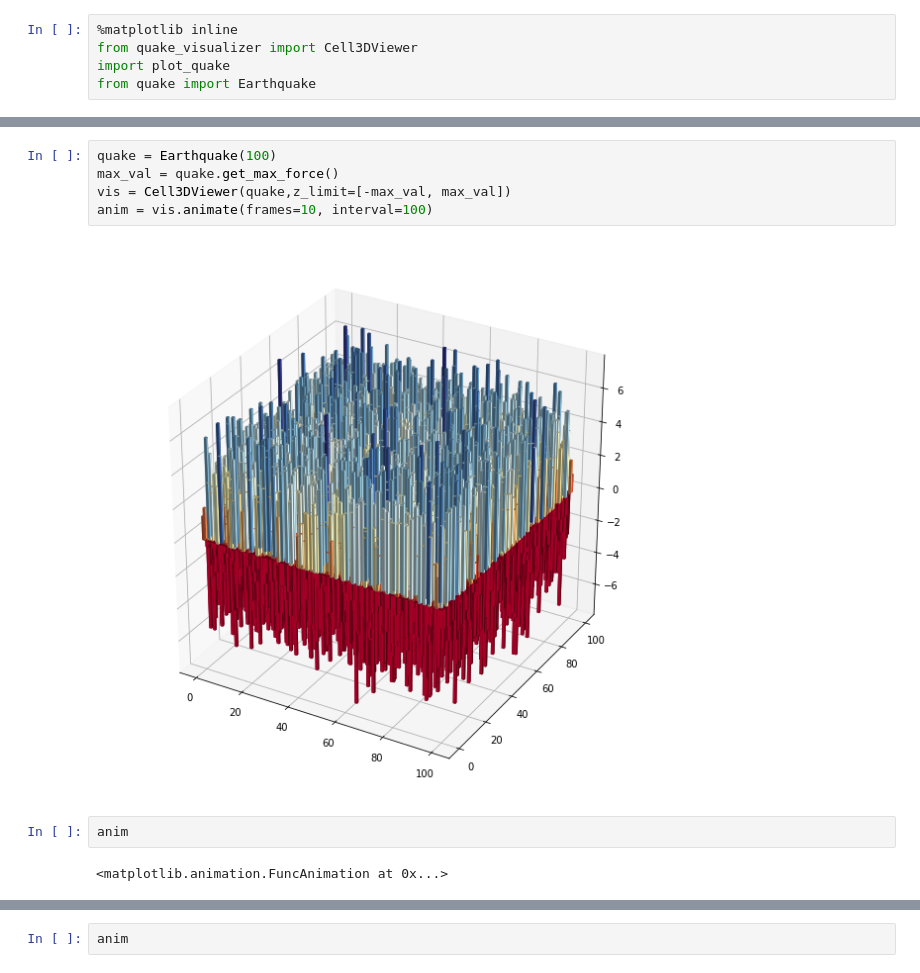
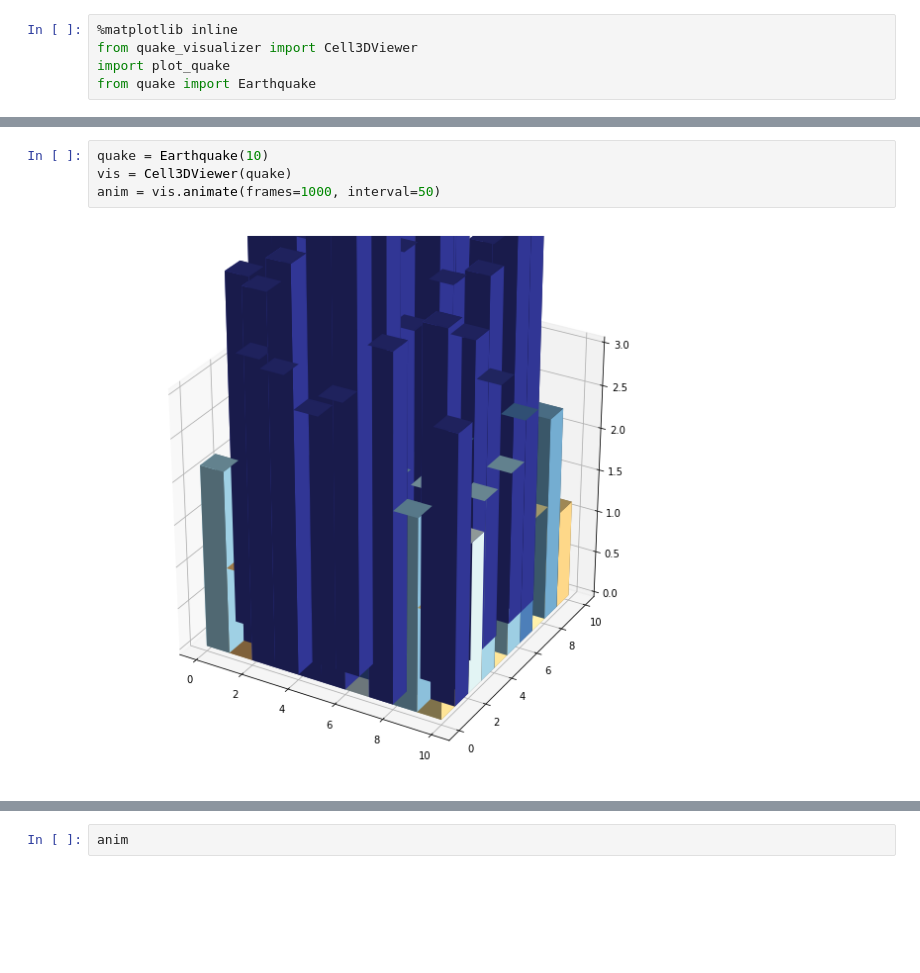
Before and after one commit to mpbrucker/ComplexityProject2, a Jupyter notebook: code/visualize.ipynb, the cells around one changed output, grey strips where cells are left out. Drawn from its saved outputs; the diff is of its cells as text; blank space fills up the shorter version.

Commit message:
Did more visualization stuff.

```diff
--- a/code/visualize.ipynb
+++ b/code/visualize.ipynb
@@ -24,11 +6,6 @@ nan
 # %%
-quake = Earthquake(100)
-max_val = quake.get_max_force()
-vis = Cell3DViewer(quake,z_limit=[-max_val, max_val])
-anim = vis.animate(frames=10, interval=100)
+quake = Earthquake(10)
+vis = Cell3DViewer(quake)
+anim = vis.animate(frames=1000, interval=50)
 # %% [output]
-[figure, old version]
+[figure, new version]
-# %%
-anim
-# %% [output]
-<matplotlib.animation.FuncAnimation at 0x...>
```
Also changed, not shown: parts of 4 cells of this notebook, 2 other files.
